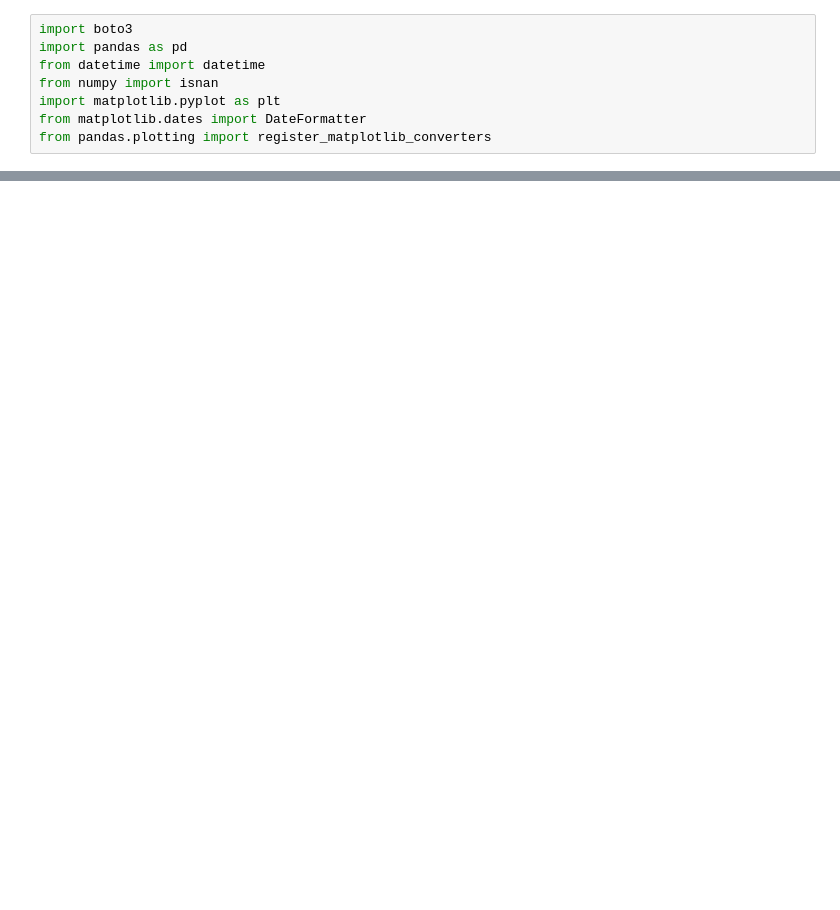
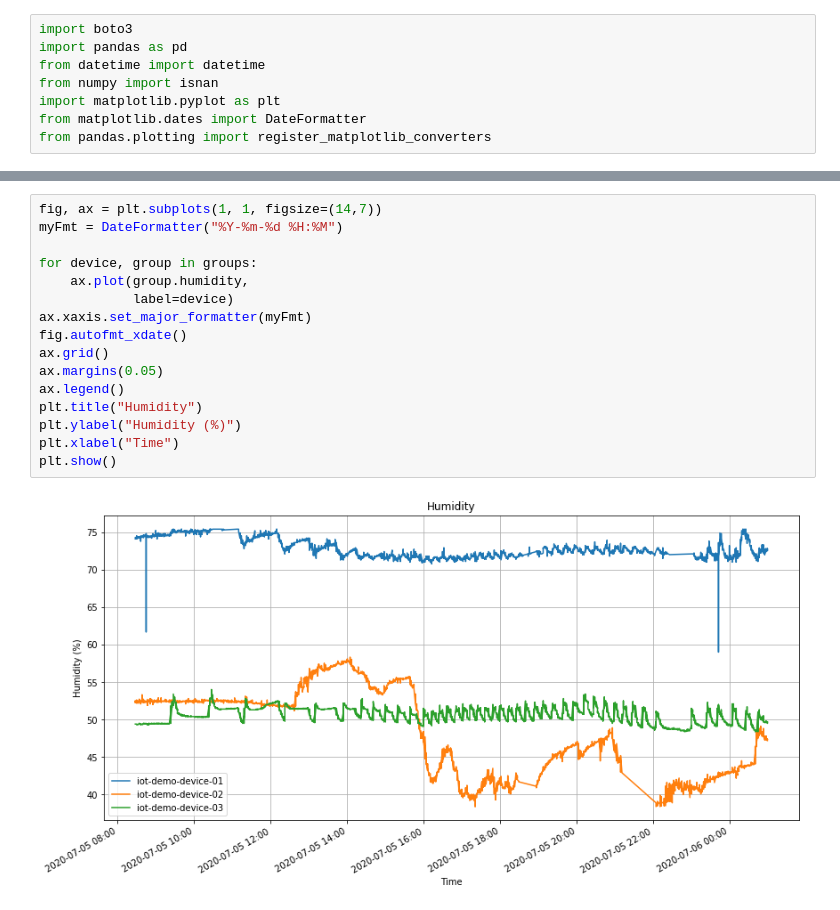
Before and after one commit to garystafford/real-time-iot-notebooks, a Jupyter notebook: Octank IIoT Data Demo v1.ipynb, the cells around one changed output, grey strips where cells are left out. Drawn from its saved outputs; the diff is of its cells as text; blank space fills up the shorter version.

```diff
--- a/Octank IIoT Data Demo v1.ipynb
+++ b/Octank IIoT Data Demo v1.ipynb
@@ -104,0 +142,18 @@ plt.show()
+# %%
+fig, ax = plt.subplots(1, 1, figsize=(14,7))
+myFmt = DateFormatter("%Y-%m-%d %H:%M")
+
+for device, group in groups:
+    ax.plot(group.humidity,
+            label=device)
+ax.xaxis.set_major_formatter(myFmt)
+fig.autofmt_xdate()
+ax.grid()
+ax.margins(0.05)
+ax.legend()
+plt.title("Humidity")
+plt.ylabel("Humidity (%)")
+plt.xlabel("Time")
+plt.show()
+# %% [output]
+[figure, added]
```
Also changed, not shown: parts of 11 cells of this notebook.
